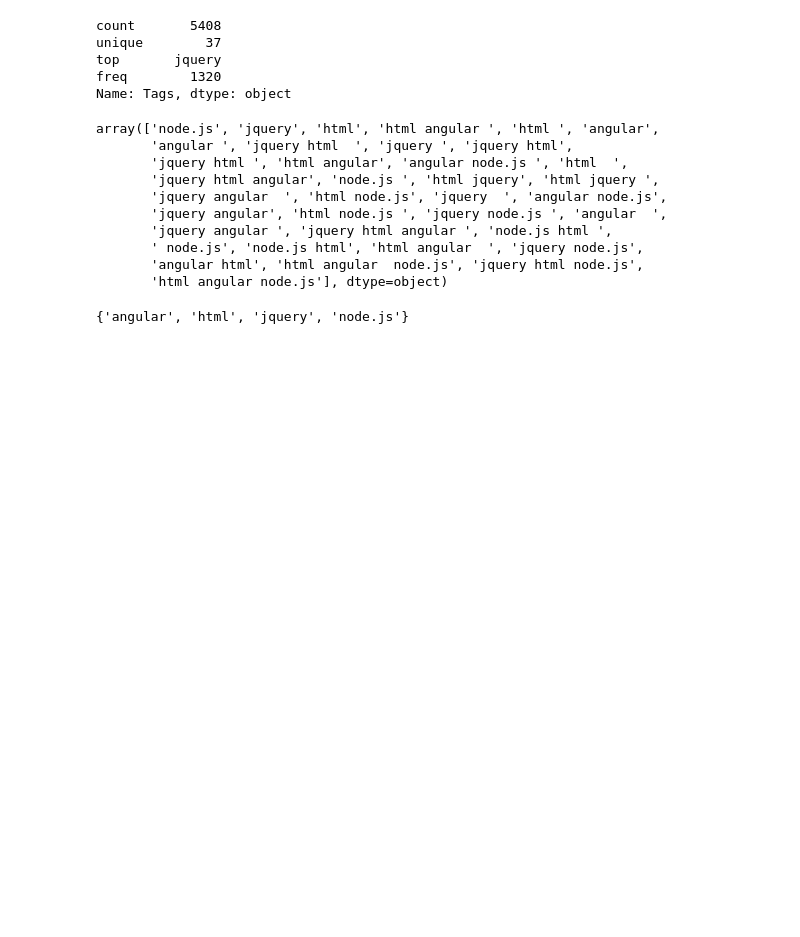
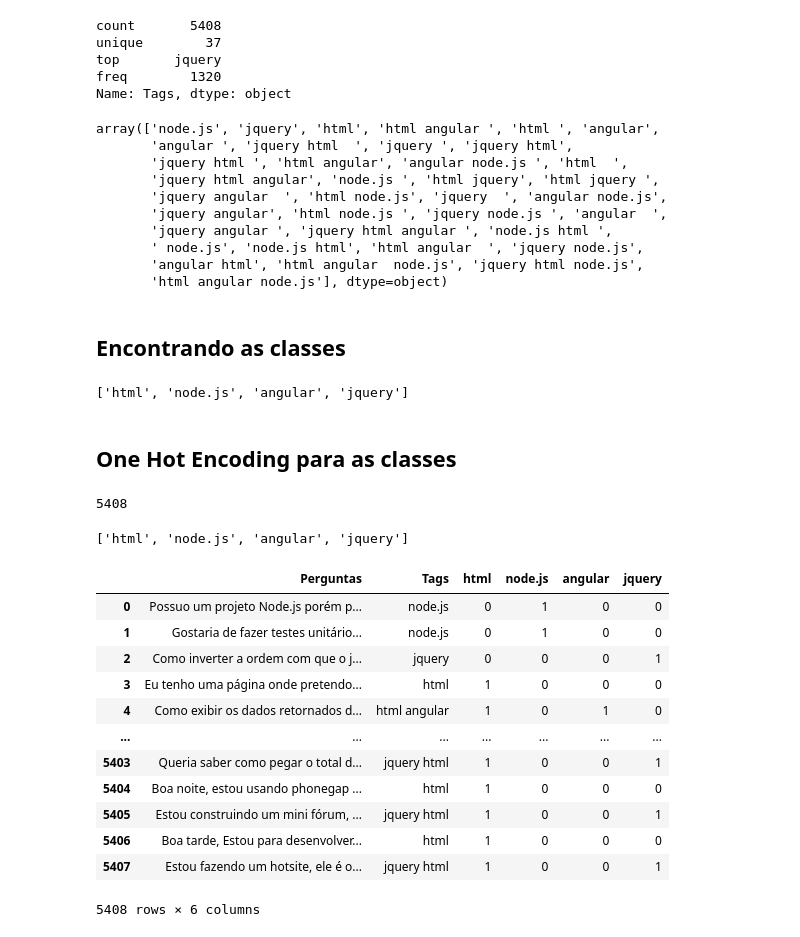
Before and after one commit to frlps/multilabel-text-classifier, a Jupyter notebook: ML_Text_Class_SOF.ipynb, the cells around one changed output. Saved outputs shown, nothing was run; the diff lists cells and outputs as text; code cells hidden in the pictures; blank space fills up the shorter version.

```diff
--- a/ML_Text_Class_SOF.ipynb
+++ b/ML_Text_Class_SOF.ipynb
@@ -52,14 +64,64 @@ array(['node.js', 'jquery', 'html', 'html angular ', 'html ', 'angular',
        ' node.js', 'node.js html', 'html angular  ', 'jquery node.js',
        'angular html', 'html angular  node.js', 'jquery html node.js',
        'html angular node.js'], dtype=object)
+# %% [markdown]
+## Encontrando as classes
 # %%
-label = list()
+labels = set()
 
+#Slit separa exatamente pelo espaço
 for tags in perguntas.Tags.unique():
     for tag in tags.split():
-        label.append(tag)
+        labels.add(tag)
 
-#label = set(label)
-label
+labels = list(labels)
+labels
 # %% [output]
-{'angular', 'html', 'jquery', 'node.js'}
+['html', 'node.js', 'angular', 'jquery']
+# %% [markdown]
+## One Hot Encoding para as classes
+# %%
+def create_column(dataFrame, label):
+    listTargetInclude = list()
+    for line in perguntas.Tags:
+        if label in line:
+            listTargetInclude.append(1)
+        else:
+            listTargetInclude.append(0)
+    return listTargetInclude
+# %%
+listaTeste = create_column(perguntas,'node.js')
+len(listaTeste)
+# %% [output]
+5408
+# %%
+def target_DF_construction(labels, dataframe):
+    print(labels)
+    '''O input labels deve ser uma lista de strings,
+        o data frame deve ser aquele que serão incluídas
+        as colunas de target do multilabel'''
+    for label in labels:
+        listToInclude = create_column(perguntas, label)
+        name = label
+        if name == 'node.js':
+            name = 'node_js'
+        dataframe[name] = listToInclude
+
+    return dataframe
+# %%
+target_DF_construction(labels=labels, dataframe=perguntas)
+# %% [output]
+['html', 'node.js', 'angular', 'jquery']
+|  | Perguntas | Tags | html | node.js | angular | jquery |
+| 0 | Possuo um projeto Node.js porém p... | node.js | 0 | 1 | 0 | 0 |
+| 1 | Gostaria de fazer testes unitário... | node.js | 0 | 1 | 0 | 0 |
+| 2 | Como inverter a ordem com que o j... | jquery | 0 | 0 | 0 | 1 |
+| 3 | Eu tenho uma página onde pretendo... | html | 1 | 0 | 0 | 0 |
+| 4 | Como exibir os dados retornados d... | html angular | 1 | 0 | 1 | 0 |
+| ... | ... | ... | ... | ... | ... | ... |
+| 5403 | Queria saber como pegar o total d... | jquery html | 1 | 0 | 0 | 1 |
+| 5404 | Boa noite, estou usando phonegap ... | html | 1 | 0 | 0 | 0 |
+| 5405 | Estou construindo um mini fórum, ... | jquery html | 1 | 0 | 0 | 1 |
+| 5406 | Boa tarde, Estou para desenvolver... | html | 1 | 0 | 0 | 0 |
+| 5407 | Estou fazendo um hotsite, ele é o... | jquery html | 1 | 0 | 0 | 1 |
+5408 rows × 6 columns
```
Also changed, not shown: parts of 21 cells of this notebook.
